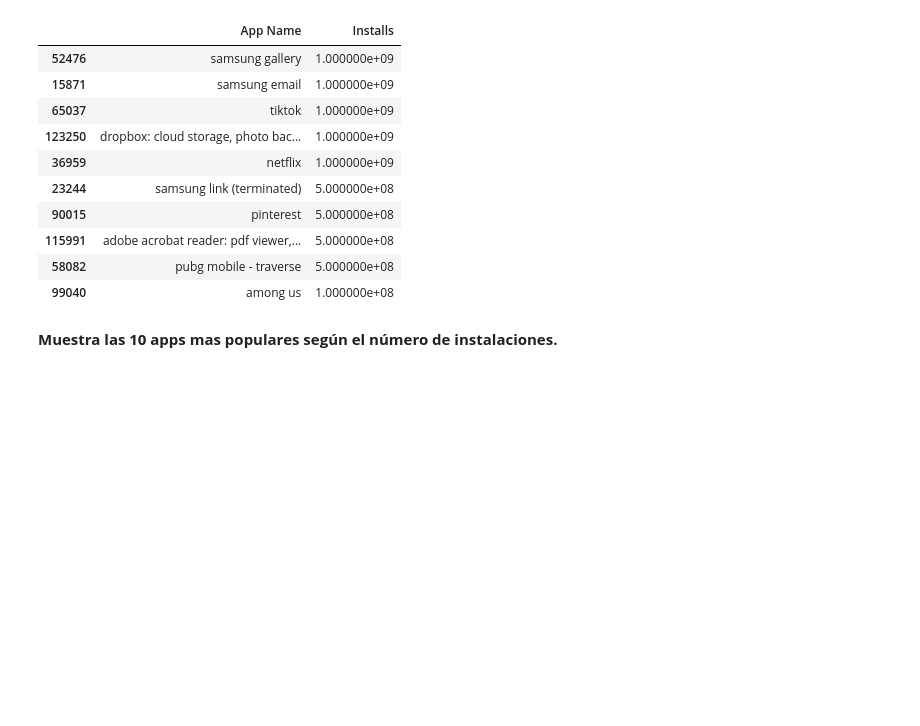
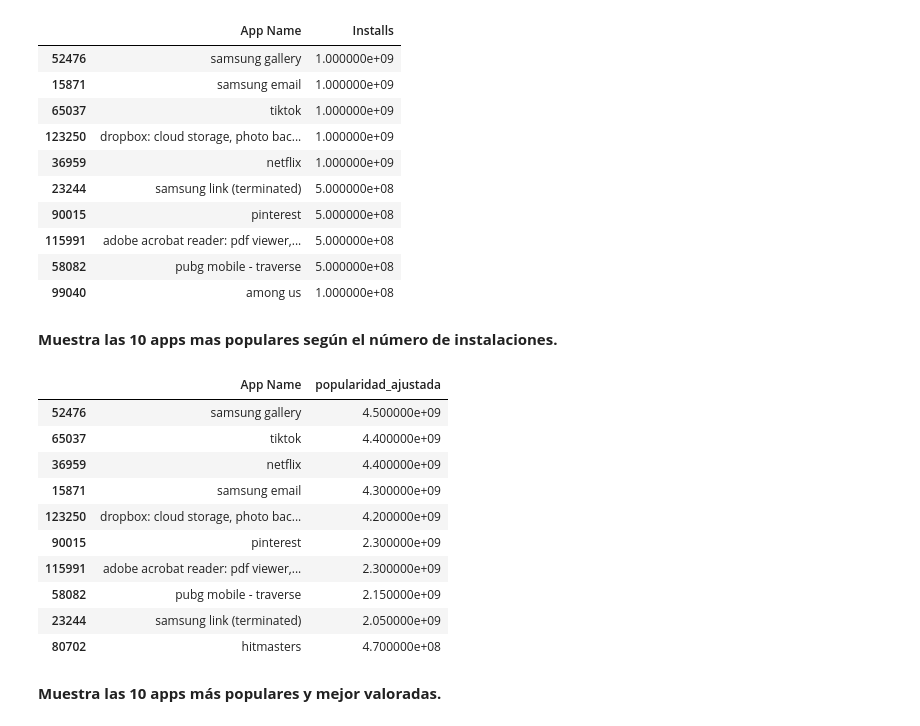
Before and after one commit to dquinonez25/TratamientoDeDatos_Tarea_Clase3, a Jupyter notebook: TratamientoDeDatos_TareaClase3.ipynb, the cells around one changed output. Saved outputs shown, nothing was run; the diff lists cells and outputs as text; code cells hidden in the pictures; blank space fills up the shorter version.

```diff
--- a/TratamientoDeDatos_TareaClase3.ipynb
+++ b/TratamientoDeDatos_TareaClase3.ipynb
@@ -297,3 +297,20 @@ df[['App Name', 'Installs']].sort_values(by='Installs', ascending=False).head(10
 | 99040 | among us | 1.000000e+08 |
 # %% [markdown]
 **Muestra las 10 apps mas populares según el número de instalaciones.**
+# %%
+df['popularidad_ajustada'] = df['Installs'] * df['Rating']
+df[['App Name', 'popularidad_ajustada']].sort_values(by='popularidad_ajustada', ascending=False).head(10)
+# %% [output]
+|  | App Name | popularidad_ajustada |
+| 52476 | samsung gallery | 4.500000e+09 |
+| 65037 | tiktok | 4.400000e+09 |
+| 36959 | netflix | 4.400000e+09 |
+| 15871 | samsung email | 4.300000e+09 |
+| 123250 | dropbox: cloud storage, photo bac... | 4.200000e+09 |
+| 90015 | pinterest | 2.300000e+09 |
+| 115991 | adobe acrobat reader: pdf viewer,... | 2.300000e+09 |
+| 58082 | pubg mobile - traverse | 2.150000e+09 |
+| 23244 | samsung link (terminated) | 2.050000e+09 |
+| 80702 | hitmasters | 4.700000e+08 |
+# %% [markdown]
+**Muestra las 10 apps más populares y mejor valoradas.**
```
Also changed, not shown: parts of 4 cells of this notebook.
